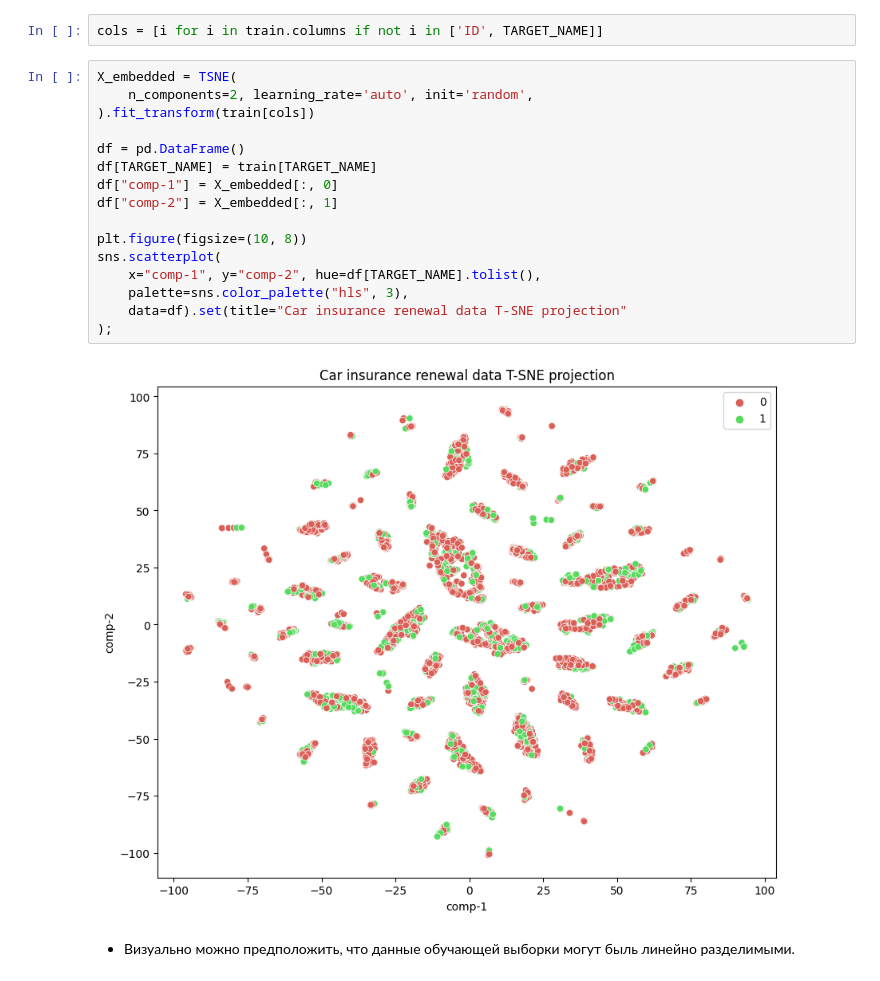
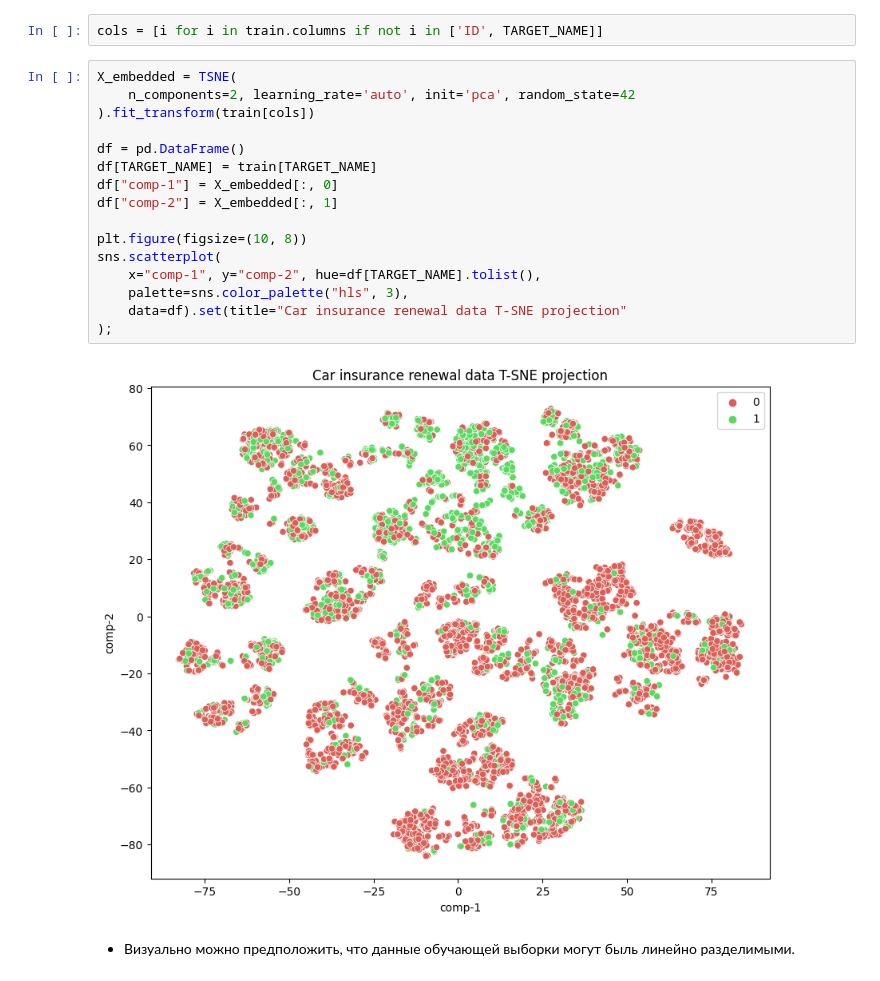
Before and after one commit to YaninaK/car-insurance-renewal, a Jupyter notebook: notebooks/01_Car_insurance_renewal_EDA.ipynb, the cells around one changed output. Saved outputs shown, nothing was run; the diff lists cells and outputs as text.

```diff
--- a/notebooks/01_Car_insurance_renewal_EDA.ipynb
+++ b/notebooks/01_Car_insurance_renewal_EDA.ipynb
@@ -735,22 +735,22 @@ train.drop(drop_features, axis=1, inplace=True)
 cols = [i for i in train.columns if not i in ['ID', TARGET_NAME]]
 # %%
 X_embedded = TSNE(
-    n_components=2, learning_rate='auto', init='random',
+    n_components=2, learning_rate='auto', init='pca', random_state=42
 ).fit_transform(train[cols])
 
 df = pd.DataFrame()
 df[TARGET_NAME] = train[TARGET_NAME]
 df["comp-1"] = X_embedded[:, 0]
 df["comp-2"] = X_embedded[:, 1]
 
 plt.figure(figsize=(10, 8))
 sns.scatterplot(
     x="comp-1", y="comp-2", hue=df[TARGET_NAME].tolist(),
     palette=sns.color_palette("hls", 3),
     data=df).set(title="Car insurance renewal data T-SNE projection"
 );
 # %% [output]
-[figure, old version]
+[figure, new version]
 # %% [markdown]
 * Визуально можно предположить, что данные обучающей выборки могут быль линейно разделимыми.
 # %% [markdown]
```
Also changed, not shown: parts of 1 cell of this notebook.
